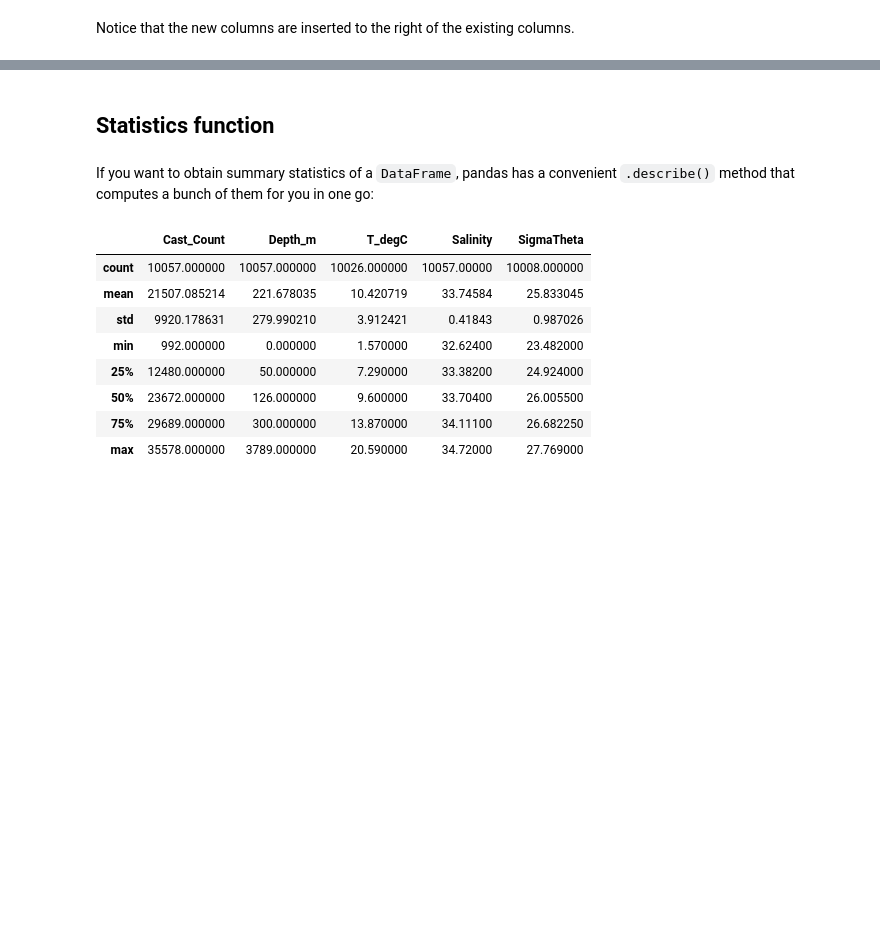
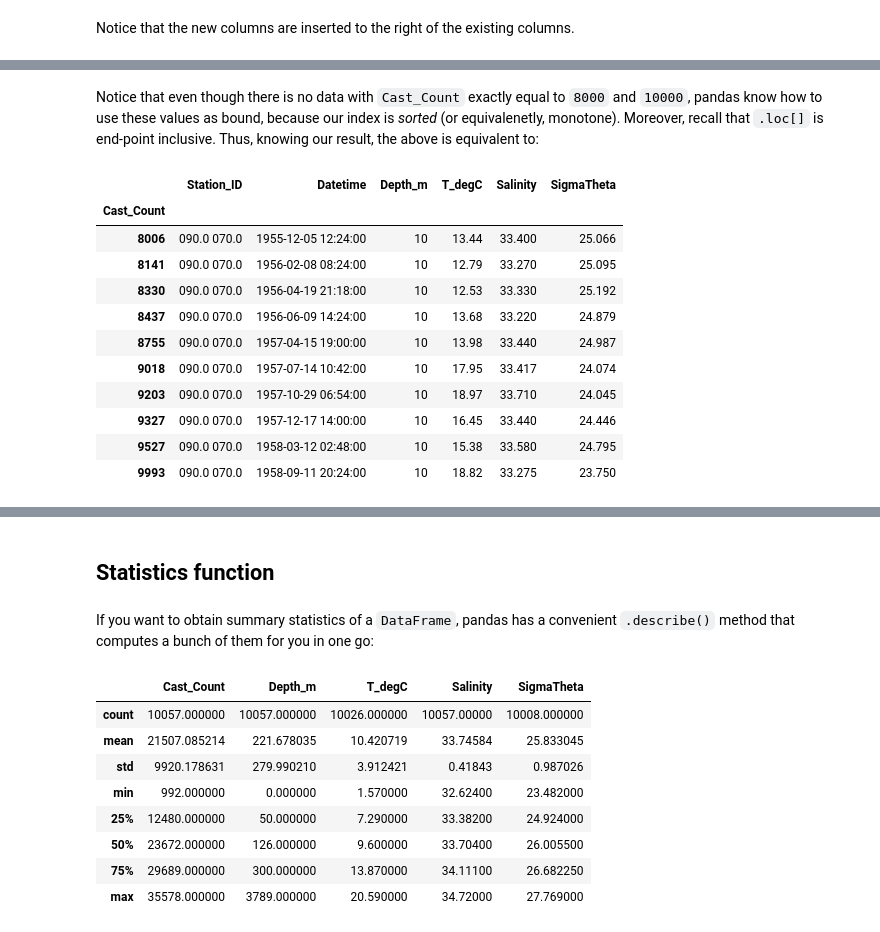
Before and after one commit to OCEAN-215-2025/preclass, a Jupyter notebook: week_06/pandas_operations.ipynb, the cells around one changed output, grey strips where cells are left out. Drawn from its saved outputs; the diff is of its cells as text; code cells hidden in the pictures; blank space fills up the shorter version.

```diff
--- a/week_06/pandas_operations.ipynb
+++ b/week_06/pandas_operations.ipynb
@@ -360,0 +425,18 @@ Notice that the new columns are inserted to the right of the existing columns.
+# %% [markdown]
+Notice that even though there is no data with `Cast_Count` exactly equal to `8000` and `10000`, pandas know how to use these values as bound, because our index is *sorted* (or equivalenetly, monotone). Moreover, recall that `.loc[]` is end-point inclusive. Thus, knowing our result, the above is equivalent to:
+# %%
+CalCOFI_10m_mid = CalCOFI_10m.loc[8006:9993]
+display(CalCOFI_10m_mid)
+# %% [output]
+|  | Station_ID | Datetime | Depth_m | T_degC | Salinity | SigmaTheta |
+| Cast_Count |  |  |  |  |  |  |
+| 8006 | 090.0 070.0 | 1955-12-05 12:24:00 | 10 | 13.44 | 33.400 | 25.066 |
+| 8141 | 090.0 070.0 | 1956-02-08 08:24:00 | 10 | 12.79 | 33.270 | 25.095 |
+| 8330 | 090.0 070.0 | 1956-04-19 21:18:00 | 10 | 12.53 | 33.330 | 25.192 |
+| 8437 | 090.0 070.0 | 1956-06-09 14:24:00 | 10 | 13.68 | 33.220 | 24.879 |
+| 8755 | 090.0 070.0 | 1957-04-15 19:00:00 | 10 | 13.98 | 33.440 | 24.987 |
+| 9018 | 090.0 070.0 | 1957-07-14 10:42:00 | 10 | 17.95 | 33.417 | 24.074 |
+| 9203 | 090.0 070.0 | 1957-10-29 06:54:00 | 10 | 18.97 | 33.710 | 24.045 |
+| 9327 | 090.0 070.0 | 1957-12-17 14:00:00 | 10 | 16.45 | 33.440 | 24.446 |
+| 9527 | 090.0 070.0 | 1958-03-12 02:48:00 | 10 | 15.38 | 33.580 | 24.795 |
+| 9993 | 090.0 070.0 | 1958-09-11 20:24:00 | 10 | 18.82 | 33.275 | 23.750 |
```
Also changed, not shown: parts of 15 cells of this notebook.
